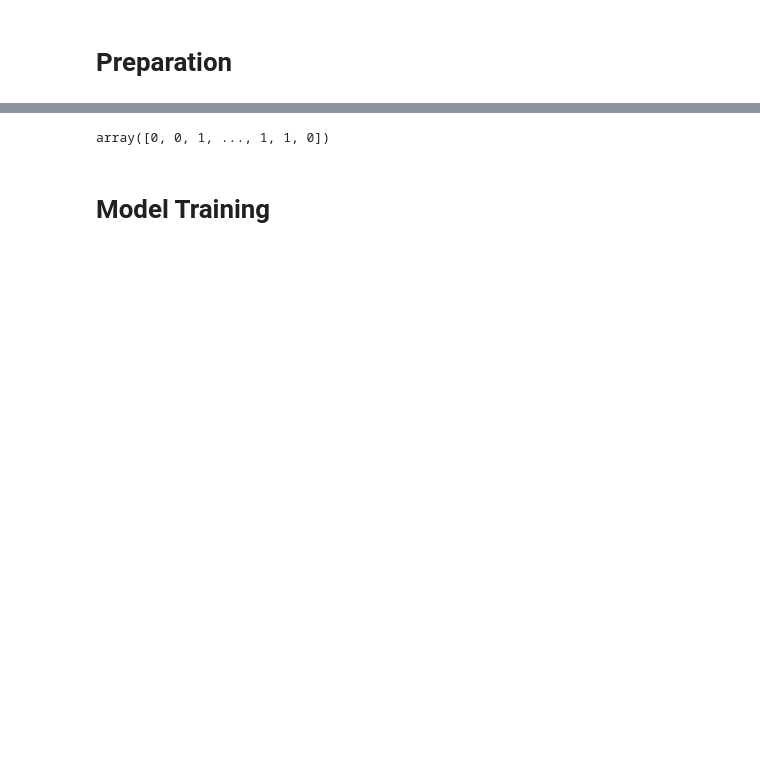
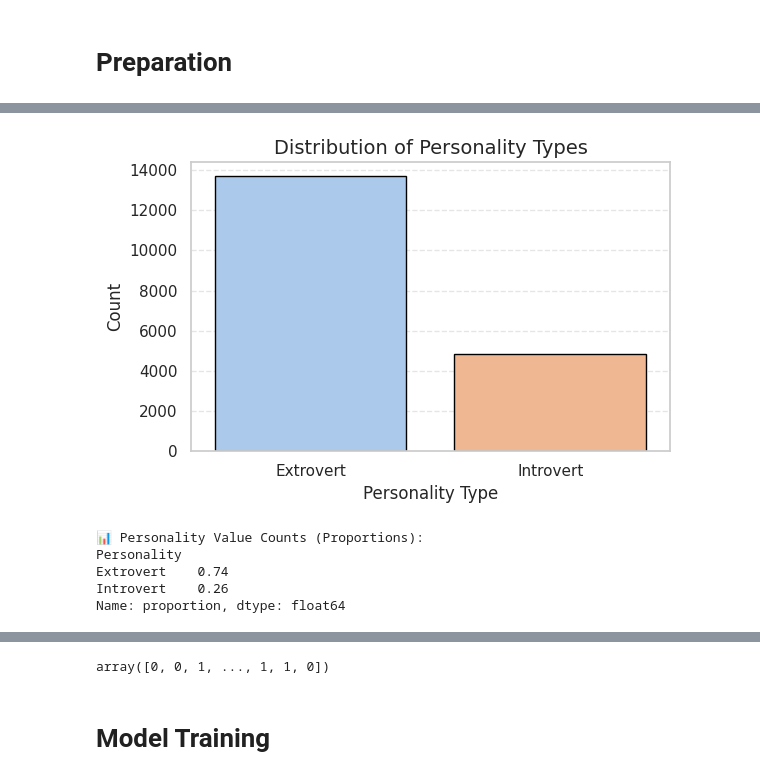
Before and after one commit to m-arifin-ilham/introvert-extrovert-classifier, a Jupyter notebook: introvert-extrovert-prediction.ipynb, the cells around one changed output, grey strips where cells are left out. Saved outputs shown, nothing was run; the diff lists cells and outputs as text; code cells hidden in the pictures; blank space fills up the shorter version.

Commit message:
Kaggle Notebook | Introvert-Extrovert Prediction | Version 3 | Decision Tree - Random Forest - CatBoost - XGBoost

```diff
--- a/introvert-extrovert-prediction.ipynb
+++ b/introvert-extrovert-prediction.ipynb
@@ -26,3 +95,7 @@ for dirname, _, filenames in os.walk('/kaggle/input'):
 # Load the data
 train_data_path = '../input/playground-series-s5e7/train.csv'
 train_data = pd.read_csv(train_data_path)
+
+# Load the dataset
+train = pd.read_csv("/kaggle/input/playground-series-s5e7/train.csv")
+test  = pd.read_csv("/kaggle/input/playground-series-s5e7/test.csv")
@@ -46,0 +122,10 @@ train_data.describe(include='all')
+# %%
+# Add 'source' column for tracking
+train['source'] = 'train'
+test['source'] = 'test'
+
+# Combine train and test datasets for single data preprocessing
+df = pd.concat([train, test], axis=0).reset_index(drop=True)
+
+# Preview the whole data
+df.head()
@@ -46,0 +244,22 @@ train_data.describe(include='all')
+# %%
+# Target Variable Distribution
+
+plt.figure(figsize=(6, 4))
+sns.countplot(data=df, x='Personality', palette='pastel', edgecolor='black')
+plt.title('Distribution of Personality Types', fontsize=14)
+plt.xlabel('Personality Type', fontsize=12)
+plt.ylabel('Count', fontsize=12)
+plt.grid(axis='y', linestyle='--', alpha=0.5)
+plt.tight_layout()
+plt.show()
+
+# Display normalized value counts (as proportions)
+print("\n📊 Personality Value Counts (Proportions):")
+print(df['Personality'].value_counts(normalize=True).round(3))
+# %% [output]
+[figure, added]
+📊 Personality Value Counts (Proportions):
+Personality
+Extrovert    0.74
+Introvert    0.26
+Name: proportion, dtype: float64
```
Also changed, not shown: parts of 71 cells of this notebook.
